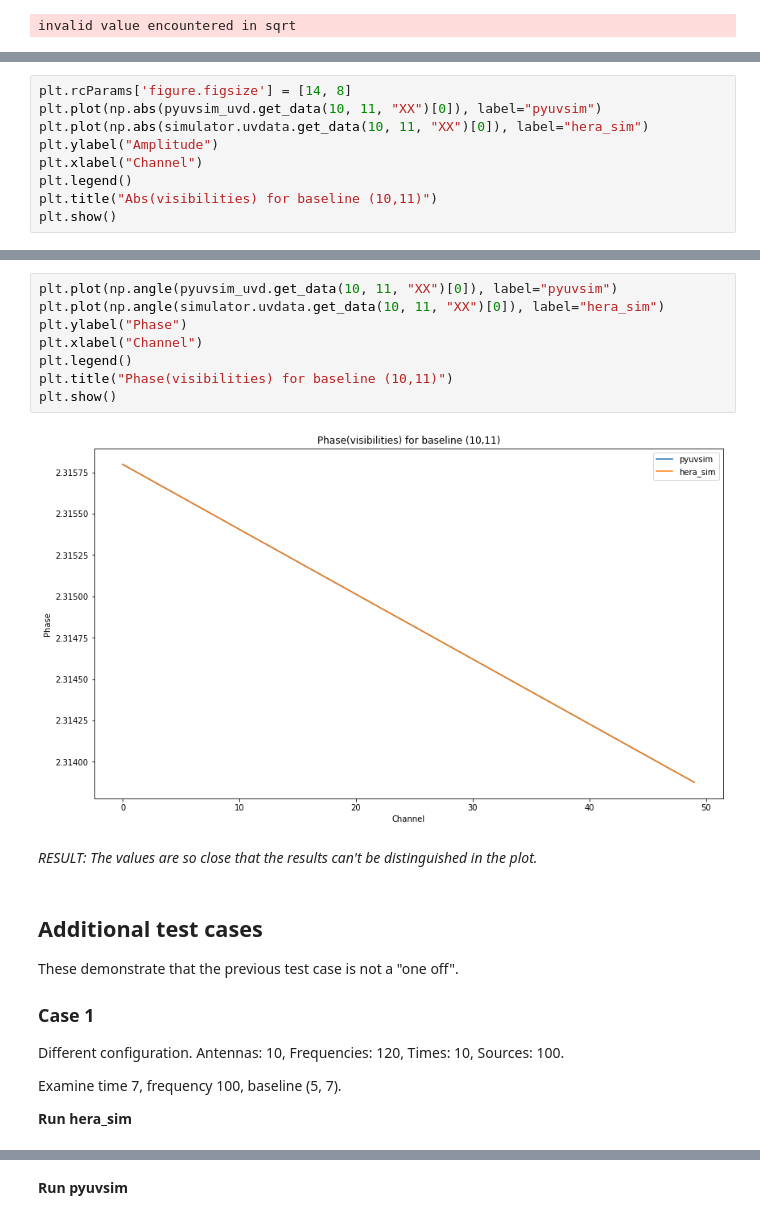
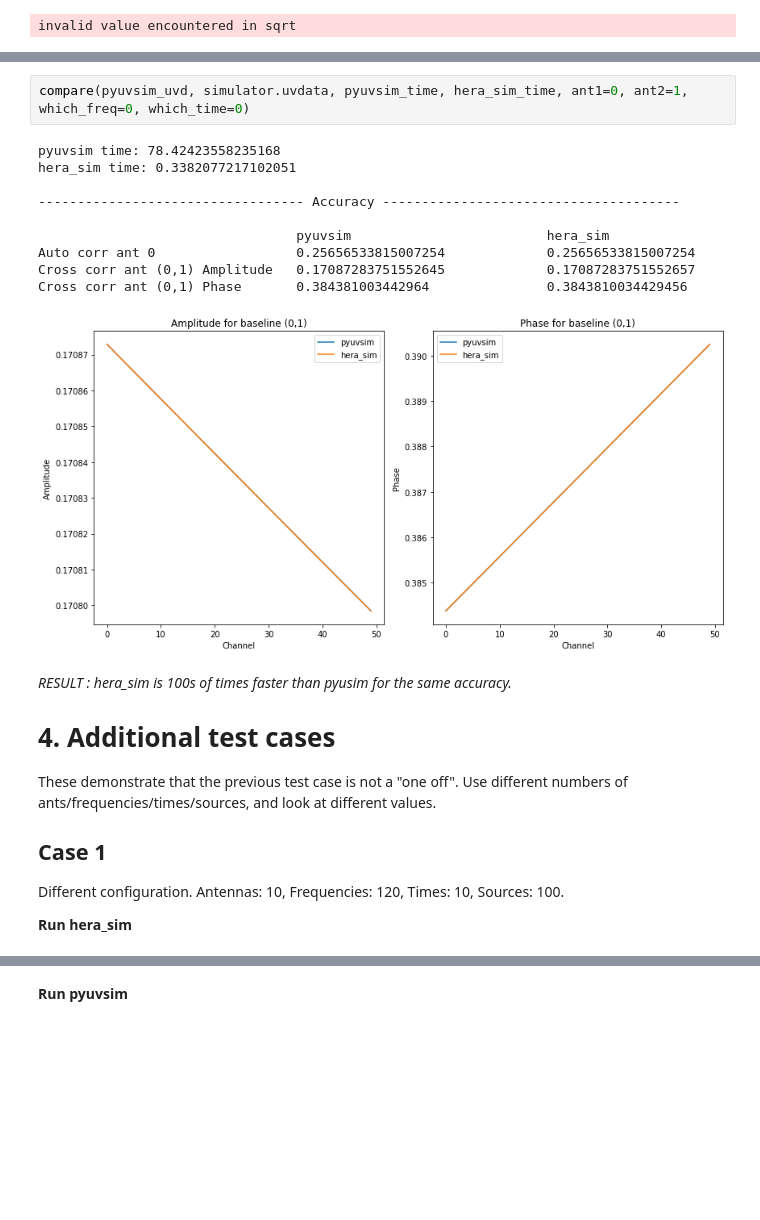
Before and after one commit to HERA-Team/hera_sim, a Jupyter notebook: accuracy_comparison.ipynb, the cells around one changed output, grey strips where cells are left out. Drawn from its saved outputs; the diff is of its cells as text; blank space fills up the shorter version.

```diff
--- a/accuracy_comparison.ipynb
+++ b/accuracy_comparison.ipynb
@@ -361,9 +391,0 @@ Compare amplitude and phase of visibilities for baseline (0,1), time 0, for all
-# %%
-plt.rcParams['figure.figsize'] = [14, 8]
-plt.plot(np.abs(pyuvsim_uvd.get_data(10, 11, "XX")[0]), label="pyuvsim")
-plt.plot(np.abs(simulator.uvdata.get_data(10, 11, "XX")[0]), label="hera_sim")
-plt.ylabel("Amplitude")
-plt.xlabel("Channel")
-plt.legend()
-plt.title("Abs(visibilities) for baseline (10,11)")
-plt.show()
@@ -372,28 +392,28 @@ plt.show()
-# %%
-plt.plot(np.angle(pyuvsim_uvd.get_data(10, 11, "XX")[0]), label="pyuvsim")
-plt.plot(np.angle(simulator.uvdata.get_data(10, 11, "XX")[0]), label="hera_sim")
-plt.ylabel("Phase")
-plt.xlabel("Channel")
-plt.legend()
-plt.title("Phase(visibilities) for baseline (10,11)")
-plt.show()
-# %% [output]
-[figure, removed]
-# %% [markdown]
-*RESULT: The values are so close that the results can't be distinguished in the plot.*
+# %%
+compare(pyuvsim_uvd, simulator.uvdata, pyuvsim_time, hera_sim_time, ant1=0, ant2=1, which_freq=0, which_time=0)
+# %% [output]
+pyuvsim time: 78.42423558235168
+hera_sim time: 0.3382077217102051
+
+---------------------------------- Accuracy --------------------------------------
+
+                                 pyuvsim                         hera_sim
+Auto corr ant 0                  0.25656533815007254             0.25656533815007254
+Cross corr ant (0,1) Amplitude   0.17087283751552645             0.17087283751552657
+Cross corr ant (0,1) Phase       0.384381003442964               0.3843810034429456
+[figure, added]
 # %% [markdown]
-## Additional test cases
+*RESULT : hera_sim is 100s of times faster than pyusim for the same accuracy.*
+
+# 4. Additional test cases
 
 
+These demonstrate that the previous test case is not a "one off". Use different numbers of ants/frequencies/times/sources, and look at different values.
 
-These demonstrate that the previous test case is not a "one off".
-
-### Case 1
+## Case 1
 
 Different configuration. Antennas: 10, Frequencies: 120, Times: 10, Sources: 100.
 
-Examine time 7, frequency 100, baseline (5, 7).
-
 **Run hera_sim**
 # %%
 uvdata, beam, beam_dict, freqs, ra_dec, flux = telescope_config("hera_sim", nant=10, nfreq=120, ntime=10, nsource=100)
```
Also changed, not shown: parts of 33 cells of this notebook.
